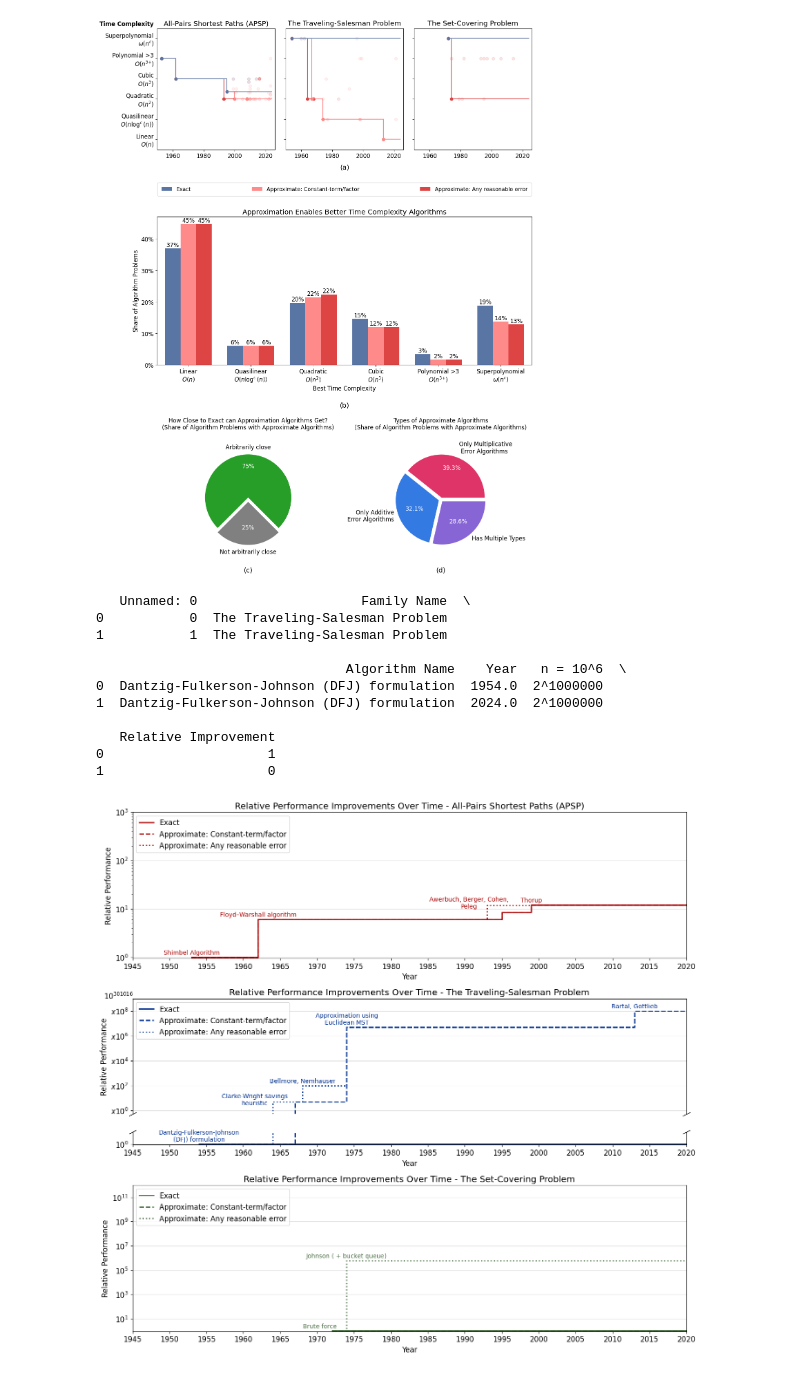
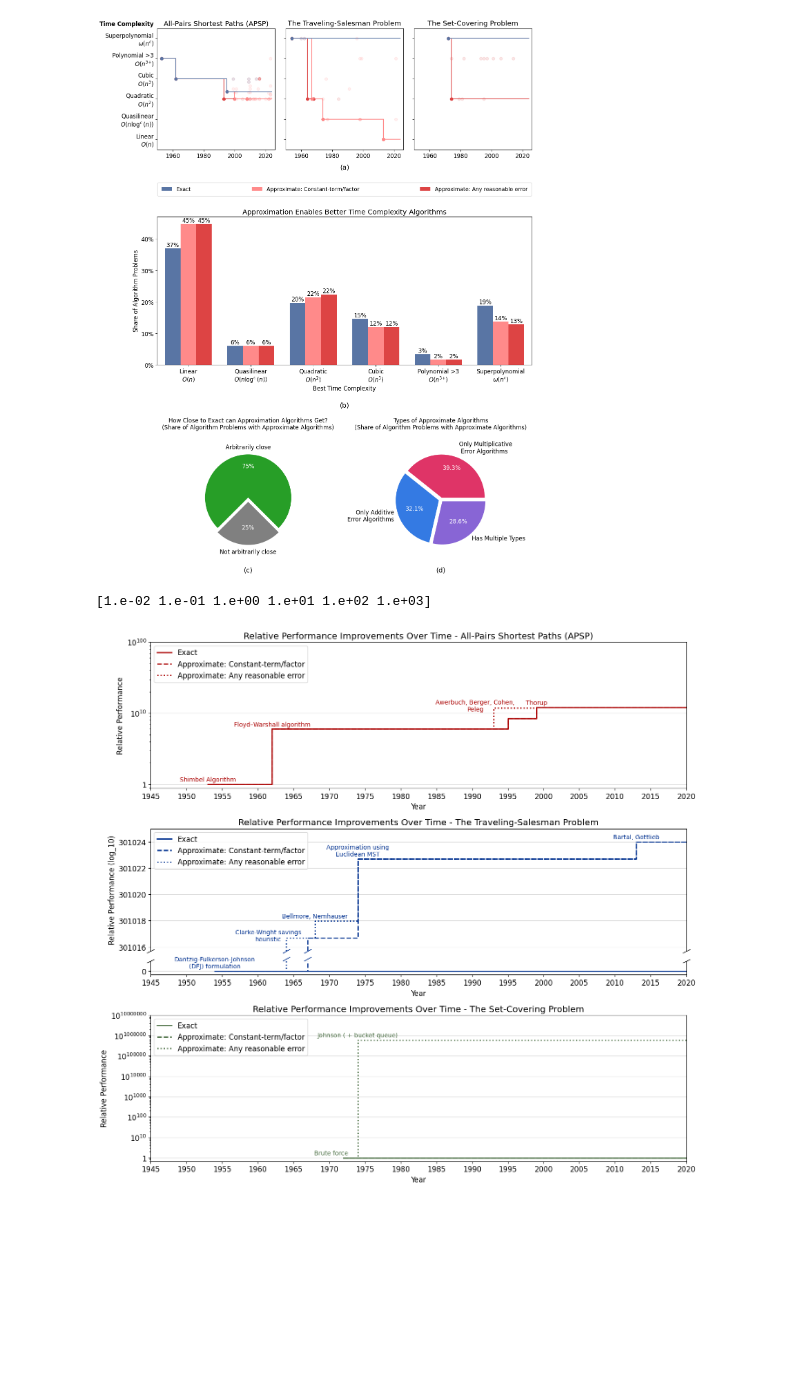
Before and after one commit to andrewlucasgs/approximation-algorithms, a Jupyter notebook: generate_figures.ipynb, the cells around one changed output. Drawn from its saved outputs; the diff is of its cells as text; code cells hidden in the pictures; blank space fills up the shorter version.

Commit message:
Update figures

```diff
--- a/generate_figures.ipynb
+++ b/generate_figures.ipynb
@@ -502,10 +502,14 @@ APSP_exact_filtered = pd.read_csv('datasets/APSP_exact_filtered.csv')
 APSP_constant_factor_filtered = pd.read_csv('datasets/APSP_constant_factor_filtered.csv')
 APSP_any_error_filtered = pd.read_csv('datasets/APSP_any_error_filtered.csv')
 
+# APSP_exact_filtered['Relative Improvement'] = APSP_exact_filtered['Relative Improvement'].apply(lambda x: 10**x)
+# APSP_constant_factor_filtered['Relative Improvement'] = APSP_constant_factor_filtered['Relative Improvement'].apply(lambda x: 10**x)
+# APSP_any_error_filtered['Relative Improvement'] = APSP_any_error_filtered['Relative Improvement'].apply(lambda x: 10**x)
+
 # Create axes
 ax0 = fig.add_subplot(gs[0])  # APSP
 
-tsp_gs = GridSpecFromSubplotSpec(nrows=2, ncols=1, height_ratios=[0.9, 0.1], subplot_spec=gs[1])
+tsp_gs = GridSpecFromSubplotSpec(nrows=2, ncols=1, hspace=0.15, height_ratios=[0.9, 0.1], subplot_spec=gs[1])
 
 ax1 = fig.add_subplot(tsp_gs[0])  # TSP upper
 ax2 = fig.add_subplot(tsp_gs[1], sharex=ax1)  # TSP lower
@@ -517,19 +521,22 @@ ax0.set_xlabel('Year')
 ax0.set_ylabel('Relative Performance')
 ax0.set_title('Relative Performance Improvements Over Time - All-Pairs Shortest Paths (APSP)')
 ax0.set_xlim(1945, 2020)
-ax0.set_ylim(0.95, 1e3)
+# ax0.set_ylim(0.9, 1e2)
 ax0.set_xticks(np.arange(1945, 2021, 5))
 ax0.set_yscale('log')
-ax0.margins(x=0, y=0.5)
+# ax0.margins(x=0, y=0.5)
 ax0.grid(True, which='major', axis='y', linestyle='-', color='#DDD')
 ax0.legend(['Exact', 'Approximate: Constant-term/factor', 'Approximate: Any reasonable error'], loc='upper left')
 
+print(ax0.get_yticks())
+# [1.e-02 1.e-01 1.e+00 1.e+01 1.e+02 1.e+03]
+
+ax0.set_yticks([1,10,100], ['1', '$10^{10}$', '$10^{100}$'])
 # Load TSP data
 TSP_exact_filtered = pd.read_csv('datasets/TSP_exact_filtered.csv')
 TSP_constant_factor_filtered = pd.read_csv('datasets/TSP_constant_factor_filtered.csv')
 TSP_any_error_filtered = pd.read_csv('datasets/TSP_any_error_filtered.csv')
 
-print(TSP_exact_filtered)
 
 # Plot TSP data on both axes
 plot_family_data(TSP_exact_filtered, TSP_constant_factor_filtered, TSP_any_error_filtered, '', colors[1], ax1)
@@ -537,16 +544,7 @@ plot_family_data(TSP_exact_filtered, TSP_constant_factor_filtered, TSP_any_error
 
 # Adjust y-limits
 ax1.set_ylim(301015.6961225031, 301024.9956639812)
-ax2.set_ylim(0.9, 2.9)
-
-base_value = 301016
-tick_increments = [301016 + i for i in range(0, 10,2)]
-tick_labels = [f"$x10^{i}$" for i in range(0, 10,2)]
-
-ax1.set_yticks(tick_increments)
-ax1.set_yticklabels(tick_labels)
-ax1.text(-0.025, 1, "$10^{301016}$", transform=ax1.transAxes, ha="center", fontsize=12, fontweight='bold')
-
+ax2.set_ylim(-1, 2.9)
 
 # Hide the spines between ax1 and ax2
 ax1.spines['bottom'].set_visible(False)
@@ -566,63 +564,61 @@ ax2.plot([0, 1], [1, 1], transform=ax2.transAxes, **kwargs)
 
 # Set labels and titles for TSP plot
 ax2.set_xlabel('Year')
-ax1.set_ylabel('Relative Performance')
+ax1.set_ylabel('Relative Performance (log_10)')
 ax1.set_title('Relative Performance Improvements Over Time - The Traveling-Salesman Problem')
 # ax1.set_yscale('log')
 ax2.set_xlim(1945, 2020)
 ax2.set_xticks(np.arange(1945, 2021, 5))
-ax2.set_yticks([1])
-def y_format_log(val, pos):
-    log = np.log10(val)
-    return f'$10^{{{log:.0f}}}$'
-ax2.yaxis.set_major_formatter(plt.FuncFormatter(y_format_log))
+ax2.set_yticks([0])
+
+ax1.set_yticks([301016, 301018, 301020, 301022, 301024], ['301016', '301018', '301020', '301022', '301024'])
+
 
 ax2.grid(True, which='major', axis='y', linestyle='-', color='#DDD')
 ax1.grid(True, which='major', axis='y', linestyle='-', color='#DDD')
 ax1.legend(['Exact', 'Approximate: Constant-term/factor', 'Approximate: Any reasonable error'], loc='upper left')
+
+# Add a line to indicate the break axis FIX this     ['#00308F', '#00FFFF', '#89CFF0'],
+
+ax1.annotate(u'—', (1964, 301016.2), rotation=30, size=15, ha='center', va='top', color='#00308F')
+ax1.annotate(u'—', (1967, 301016.2), rotation=30, size=15, ha='center', va='top', color='#00308F')
+ax2.annotate(u'—', (1964, 2), rotation=30, size=15, ha='center', va='bottom', color='#00308F')
+ax2.annotate(u'—', (1967, 2), rotation=30, size=15, ha='center', va='bottom', color='#00308F')
+
+
 
 # Load SCP data
 SCP_exact_filtered = pd.read_csv('datasets/SCP_exact_filtered.csv')
 SCP_constant_factor_filtered = pd.read_csv('datasets/SCP_constant_factor_filtered.csv')
 SCP_any_error_filtered = pd.read_csv('datasets/SCP_any_error_filtered.csv')
 
 # Plot SCP data in the fourth subplot
 plot_family_data(SCP_exact_filtered, SCP_constant_factor_filtered, SCP_any_error_filtered, 'SCP', colors[2], ax3)
 ax3.set_xlabel('Year')
 ax3.set_ylabel('Relative Performance')
 ax3.set_title('Relative Performance Improvements Over Time - The Set-Covering Problem')
 ax3.set_xlim(1945, 2020)
-ax3.set_ylim(0.9, 1e12)
+# ax3.set_ylim(0.5, 1e6)
 ax3.tick_params(axis='y', which='minor', colors='black')
 ax3.set_xticks(np.arange(1945, 2021, 5))
-ax3.set_yticks([1,2,3,4,5,6,7,8,9,10,11,12])
+# ax3.set_yticks([1,2,3,4,5,6,7,8,9,10,11,12])
 ax3.set_yscale('log')
-# ax3.margins(x=0, y=0.5)
+ax3.margins(x=0, y=0.03)
 ax3.grid(True, which='major', axis='y', linestyle='-', color='#DDD')
 ax3.legend(['Exact', 'Approximate: Constant-term/factor', 'Approximate: Any reasonable error'], loc='upper left')
+ax3.set_yticks([1,1e1,1e2, 1e3, 1e4, 1e5, 1e6, 1e7], ['1', '$10^{10}$', '$10^{100}$', '$10^{1000}$', '$10^{10000}$', '$10^{100000}$', '$10^{1000000}$', '$10^{10000000}$'])
 
 # Custom y-axis formatter for all plots
 def y_format(val, pos):
+    if pos == 0:
+         return '1'
     return f'$10^{{{val:.0f}}}$'
 
-for ax in []:
-    ax.yaxis.set_major_formatter(plt.FuncFormatter(y_format))
-    ax.set_axisbelow(True)
 
 # Adjust layout
 plt.tight_layout()
 plt.savefig('figures/figure 3.png', bbox_inches='tight')
 plt.show()
 # %% [output]
-   Unnamed: 0                     Family Name  \
-0           0  The Traveling-Salesman Problem
-1           1  The Traveling-Salesman Problem
-
-                                Algorithm Name    Year   n = 10^6  \
-0  Dantzig-Fulkerson-Johnson (DFJ) formulation  1954.0  2^1000000
-1  Dantzig-Fulkerson-Johnson (DFJ) formulation  2024.0  2^1000000
-
-   Relative Improvement
-0                     1
-1                     0
+[1.e-02 1.e-01 1.e+00 1.e+01 1.e+02 1.e+03]
-[figure, old version]
+[figure, new version]
```
Also changed, not shown: parts of 1 cell of this notebook, 5 other files.
